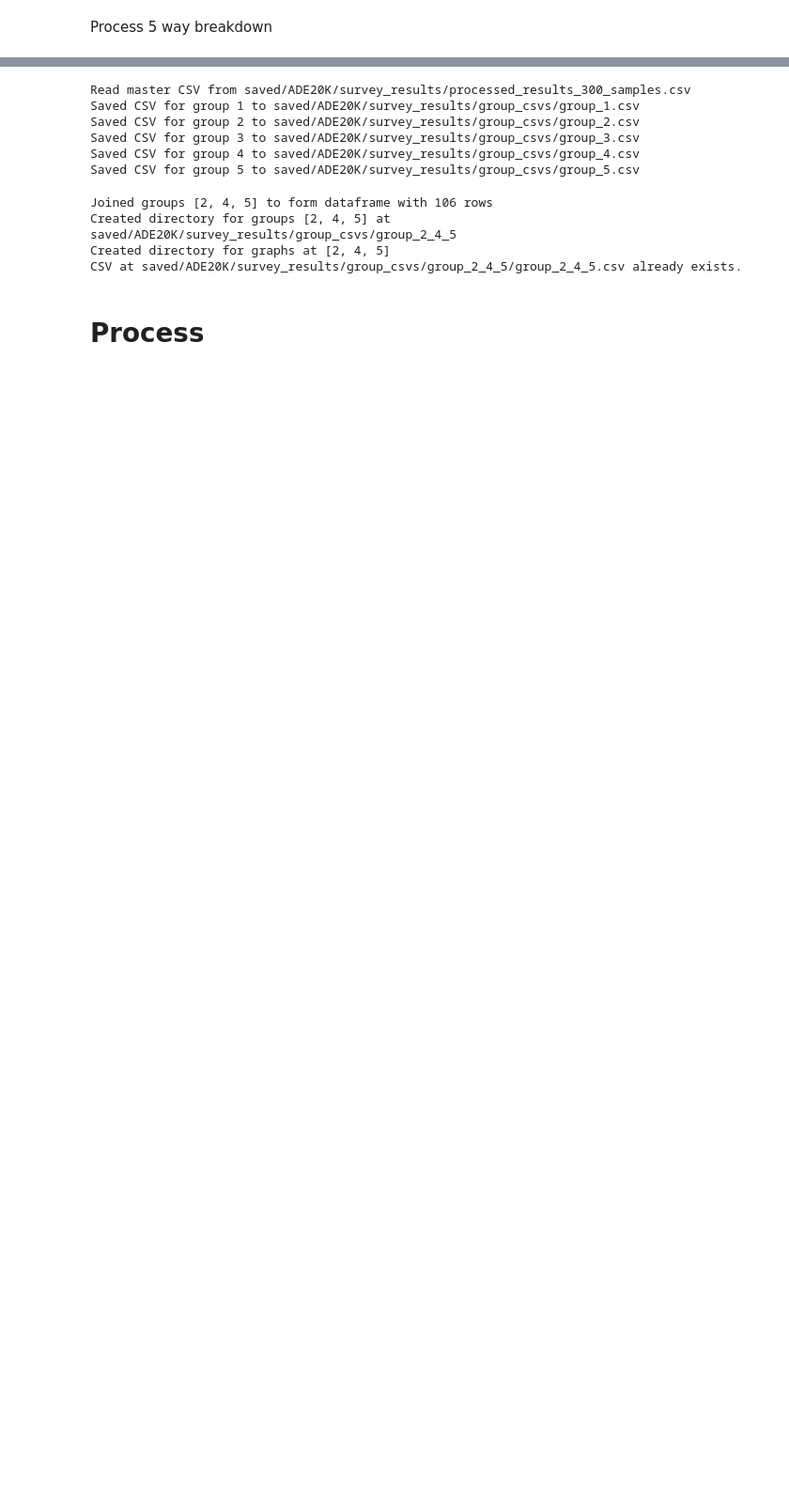
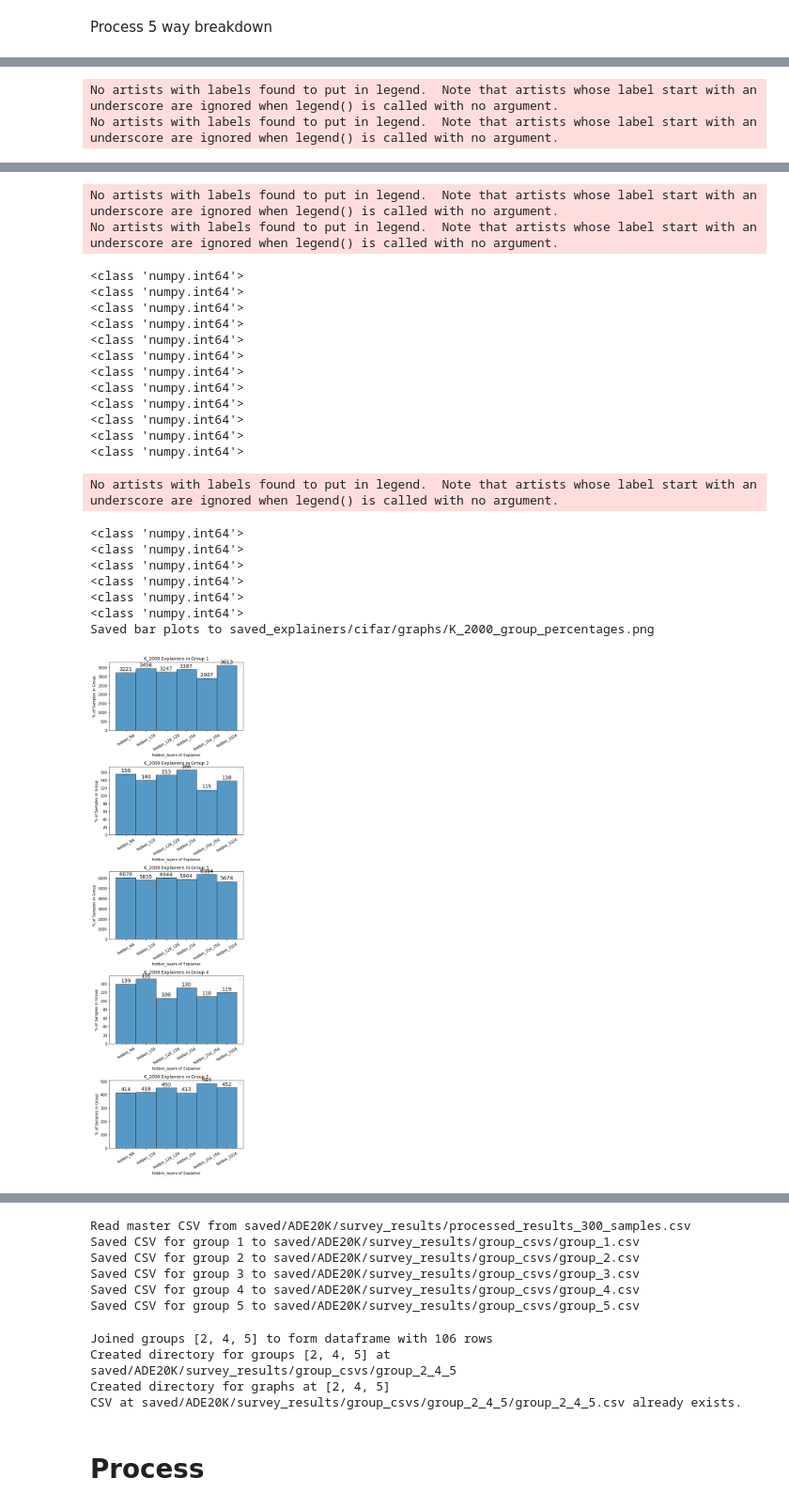
Before and after one commit to allisonchen23/explain-alignment, a Jupyter notebook: general_5_way_breakdown.ipynb, the cells around one changed output, grey strips where cells are left out. Shown at 94% size. Saved outputs shown, nothing was run; the diff lists cells and outputs as text; code cells hidden in the pictures; blank space fills up the shorter version.

Commit message:
hparam search, adding code to analyze different complexities of explainers

```diff
--- a/general_5_way_breakdown.ipynb
+++ b/general_5_way_breakdown.ipynb
@@ -23,0 +66,11 @@ from utils.df_utils import convert_string_columns, string_to_numpy, string_to_li
+# %%
+for idx, e_dir in enumerate(explainer_dirs):
+    explainer_outputs_path = os.path.join(e_dir, 'outputs_predictions.pth')
+
+    print("{}/{} Processing explainer {}".format(idx+1, len(explainer_dirs), e_dir))
+    generate_csv(
+        dataset_name=dataset_name,
+        human_output_path=human_outputs_path,
+        model_output_path=model_outputs_path,
+        explainer_output_path=explainer_outputs_path,
+        csv_save_dir=e_dir)
@@ -23,0 +437,34 @@ from utils.df_utils import convert_string_columns, string_to_numpy, string_to_li
+# %%
+# Make separate bar graphs for each case
+filter_phrase = 'K_2000'
+xlabel_separation = 'hidden_layers'
+temp_df = summary_df[summary_df['ids'].str.contains(filter_phrase, regex=True)]
+n_rows = len(temp_df)
+# from utils.visualizations import bar_graph
+fig, axs = plt.subplots(5, 1, figsize=(6, 20))
+for case_idx in range(1, 6):
+    case_counts = temp_df['case{}'.format(case_idx)].to_numpy()
+    case_counts = [int(count) for count in case_counts]
+
+
+    fig, axs[case_idx-1] = bar_graph(
+        data=[case_counts],
+        fig=fig,
+        ax=axs[case_idx-1],
+        display_values=True,
+        labels=labels,
+        xlabel='{} of Explainer'.format(xlabel_separation),
+        xlabel_rotation=30,
+        ylabel='% of Samples in Group',
+        title='{} Explainers in Group {}'.format(filter_phrase, case_idx),
+        show=False,
+        save_path=None)
+
+save_path = os.path.join(vis_save_dir, '{}_group_percentages.png'.format(filter_phrase))
+plt.savefig(save_path)
+print("Saved bar plots to {}".format(save_path))
+plt.show()
+plt.close()
+# %% [output]
+No artists with labels found to put in legend.  Note that artists whose label start with an underscore are ignored when legend() is called with no argument.
+No artists with labels found to put in legend.  Note that artists whose label start with an underscore are ignored when legend() is called with no argument.
@@ -23,0 +483,23 @@ from utils.df_utils import convert_string_columns, string_to_numpy, string_to_li
+No artists with labels found to put in legend.  Note that artists whose label start with an underscore are ignored when legend() is called with no argument.
+No artists with labels found to put in legend.  Note that artists whose label start with an underscore are ignored when legend() is called with no argument.
+<class 'numpy.int64'>
+<class 'numpy.int64'>
+<class 'numpy.int64'>
+<class 'numpy.int64'>
+<class 'numpy.int64'>
+<class 'numpy.int64'>
+<class 'numpy.int64'>
+<class 'numpy.int64'>
+<class 'numpy.int64'>
+<class 'numpy.int64'>
+<class 'numpy.int64'>
+<class 'numpy.int64'>
+No artists with labels found to put in legend.  Note that artists whose label start with an underscore are ignored when legend() is called with no argument.
+<class 'numpy.int64'>
+<class 'numpy.int64'>
+<class 'numpy.int64'>
+<class 'numpy.int64'>
+<class 'numpy.int64'>
+<class 'numpy.int64'>
+Saved bar plots to saved_explainers/cifar/graphs/K_2000_group_percentages.png
+[figure, added]
```
Also changed, not shown: parts of 31 cells of this notebook, 4 other files.
